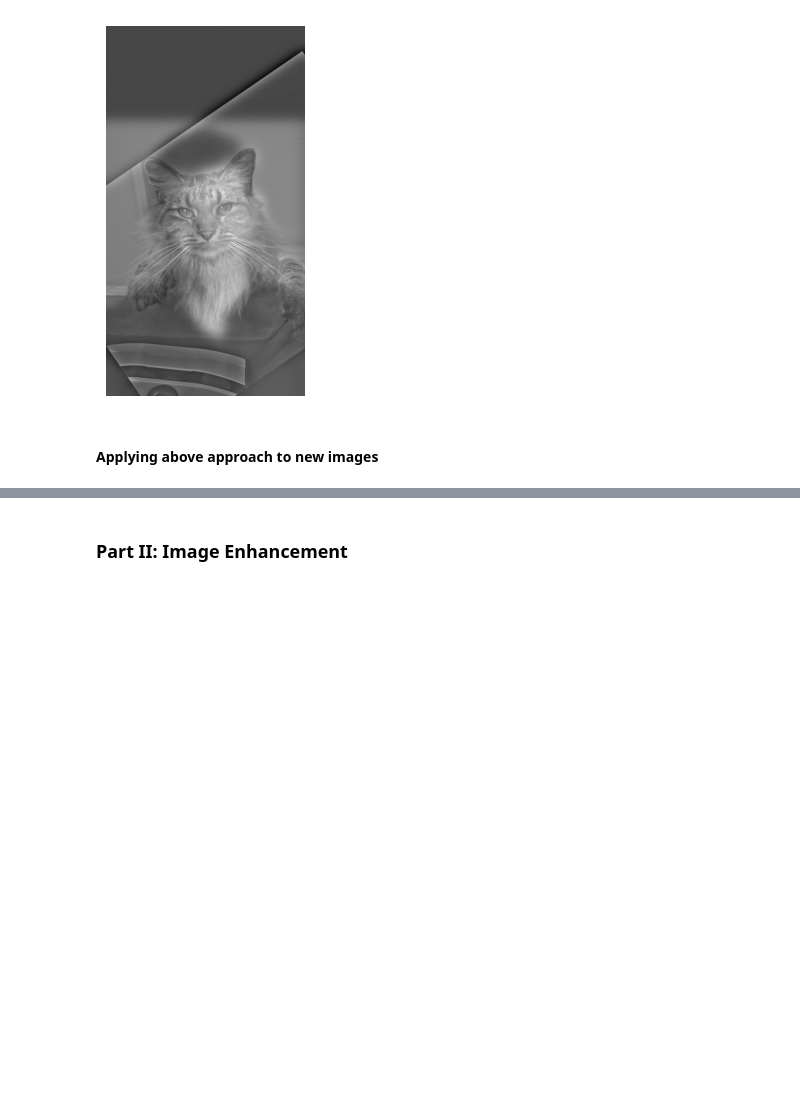
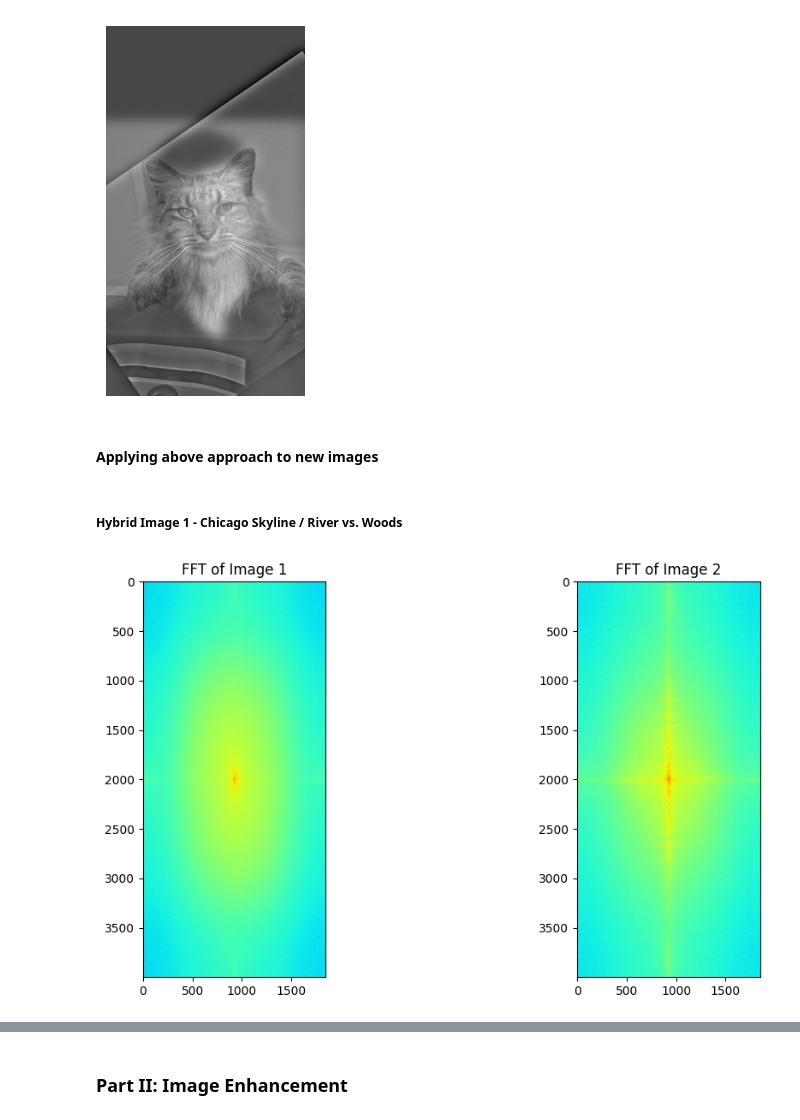
Before and after one commit to qasimza/hybrid-images, a Jupyter notebook: CS445_Proj1_Starter.ipynb, the cells around one changed output, grey strips where cells are left out. Cells and saved outputs as stored; diff of their text form; code cells hidden in the pictures; blank space fills up the shorter version.

```diff
--- a/CS445_Proj1_Starter.ipynb
+++ b/CS445_Proj1_Starter.ipynb
@@ -162,3 +180,25 @@ cropped_object = utils.interactive_crop(im_hybrid)
 [figure]
 # %% [markdown]
 #### Applying above approach to new images
+# %% [markdown]
+##### Hybrid Image 1 - Chicago Skyline / River vs. Woods
+# %%
+# Load images
+
+hy1_im1 = datadir + 'images/trees_vertical_2.jpg'
+hy1_im2 = datadir + 'images/chicago_skyline_vertical.jpg'
+
+im1 = np.float32(cv2.imread(hy1_im1, cv2.IMREAD_GRAYSCALE) / 255.0)
+im2 = np.float32(cv2.imread(hy1_im2, cv2.IMREAD_GRAYSCALE) / 255.0)
+
+#pts_im1 = np.array([[607, 290], [748, 370]])
+#pts_im2 = np.array([[299,343], [439,331]])
+
+#im1, im2 = utils.align_images(hy1_im1, hy1_im2, pts_im1, pts_im2, save_images=False)
+
+#im1 = cv2.cvtColor(im1, cv2.COLOR_BGR2GRAY) / 255.0
+#im2 = cv2.cvtColor(im2, cv2.COLOR_BGR2GRAY) / 255.0
+
+display_fft(im1, im2)
+# %% [output]
+[figure, added]
```
Also changed, not shown: parts of 13 cells of this notebook, 12 other files.
